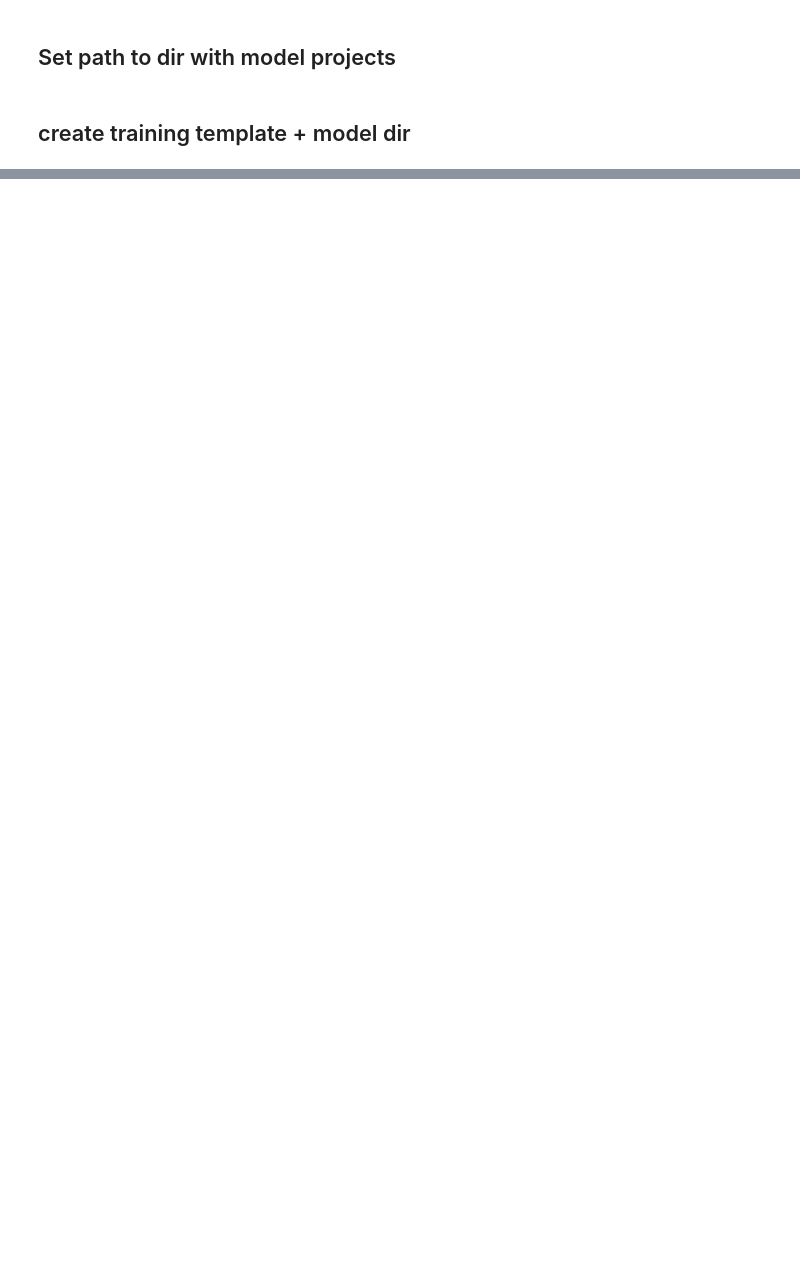
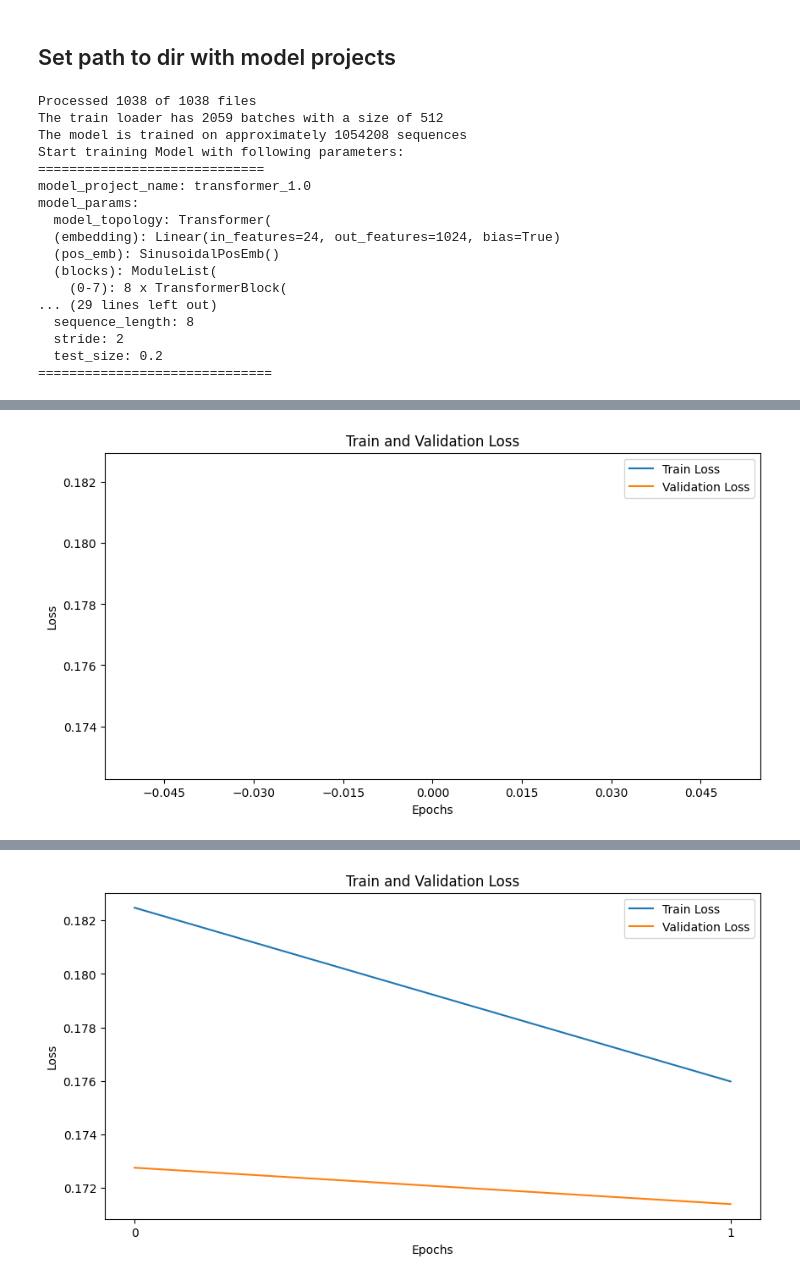
Before and after one commit to spirio-sessions/minus1, a Jupyter notebook: transformer_decoder_training/jupyter_notebooks/piano_training/training_with_template.ipynb, the cells around one changed output, grey strips where cells are left out. Drawn from its saved outputs; the diff is of its cells as text; code cells hidden in the pictures; blank space fills up the shorter version.

```diff
--- a/transformer_decoder_training/jupyter_notebooks/piano_training/training_with_template.ipynb
+++ b/transformer_decoder_training/jupyter_notebooks/piano_training/training_with_template.ipynb
@@ -20,2 +17,0 @@ projects_path = Path("/home/falaxdb/Repos/minus1/transformer_decoder_training/sa
-# %% [markdown]
-## create training template + model dir
@@ -22,32 +26,49 @@ projects_path = Path("/home/falaxdb/Repos/minus1/transformer_decoder_training/sa
 # %%
-import transformer_decoder_training.helper_functions as helper
-
-
 config = helper.create_json_template()
 
 # Set model project name (for directory name)
-config["model_project_name"] = "transformer_01"
+config["model_project_name"] = "transformer_1.0"
 
 # Set model parameters
 config["model_params"]["num_emb"] = 24
-config["model_params"]["hidden_size"] = 256
+config["model_params"]["hidden_size"] = 1024
 config["model_params"]["num_layers"] = 8
 config["model_params"]["num_heads"] = 8
 # config["model_params"]["output_dim"] = 10  can be set optionally
 
 # Set training parameters
-config["training_params"]["learning_rate"] = 0.001
-config["training_params"]["num_epochs"] = 21
+config["training_params"]["learning_rate"] = 0.0001
+config["training_params"]["num_epochs"] = 20
 config["training_params"]["optimizer"] = "Adam"
-config["training_params"]["loss_fn"] = "CrossEntropyLoss"
+config["training_params"]["loss_fn"] = "BCEWithLogitsLoss"
 
 # Set training data parameters
 config["training_data_params"]["sos_token"] = [[1] * 24]
 config["training_data_params"]["pad_token"] = [[2] * 24]
 config["training_data_params"]["snapshot_interval"] = 0.1
-config["training_data_params"]["batch_size"] = 64
-config["training_data_params"]["sequence_length"] = 64
-config["training_data_params"]["stride"] = 16
+config["training_data_params"]["batch_size"] = 512
+config["training_data_params"]["sequence_length"] = 8
+config["training_data_params"]["stride"] = 2
 config["training_data_params"]["test_size"] = 0.2
 
 config_path = helper.save_json_config(config, projects_path)
+
+helper.train_model_from_config(str(config_path), dataset_dir, device)
+# %% [output]
+Processed 1038 of 1038 files
+The train loader has 2059 batches with a size of 512
+The model is trained on approximately 1054208 sequences
+Start training Model with following parameters:
+=============================
+model_project_name: transformer_1.0
+model_params:
+  model_topology: Transformer(
+  (embedding): Linear(in_features=24, out_features=1024, bias=True)
+  (pos_emb): SinusoidalPosEmb()
+  (blocks): ModuleList(
+    (0-7): 8 x TransformerBlock(
+... (29 lines left out)
+  sequence_length: 8
+  stride: 2
+  test_size: 0.2
+==============================
@@ -53,0 +76 @@ config_path = helper.save_json_config(config, projects_path)
+[figure, added]
@@ -53,0 +78 @@ config_path = helper.save_json_config(config, projects_path)
+[figure, added]
```
Also changed, not shown: parts of 6 cells of this notebook, 1 other file.
